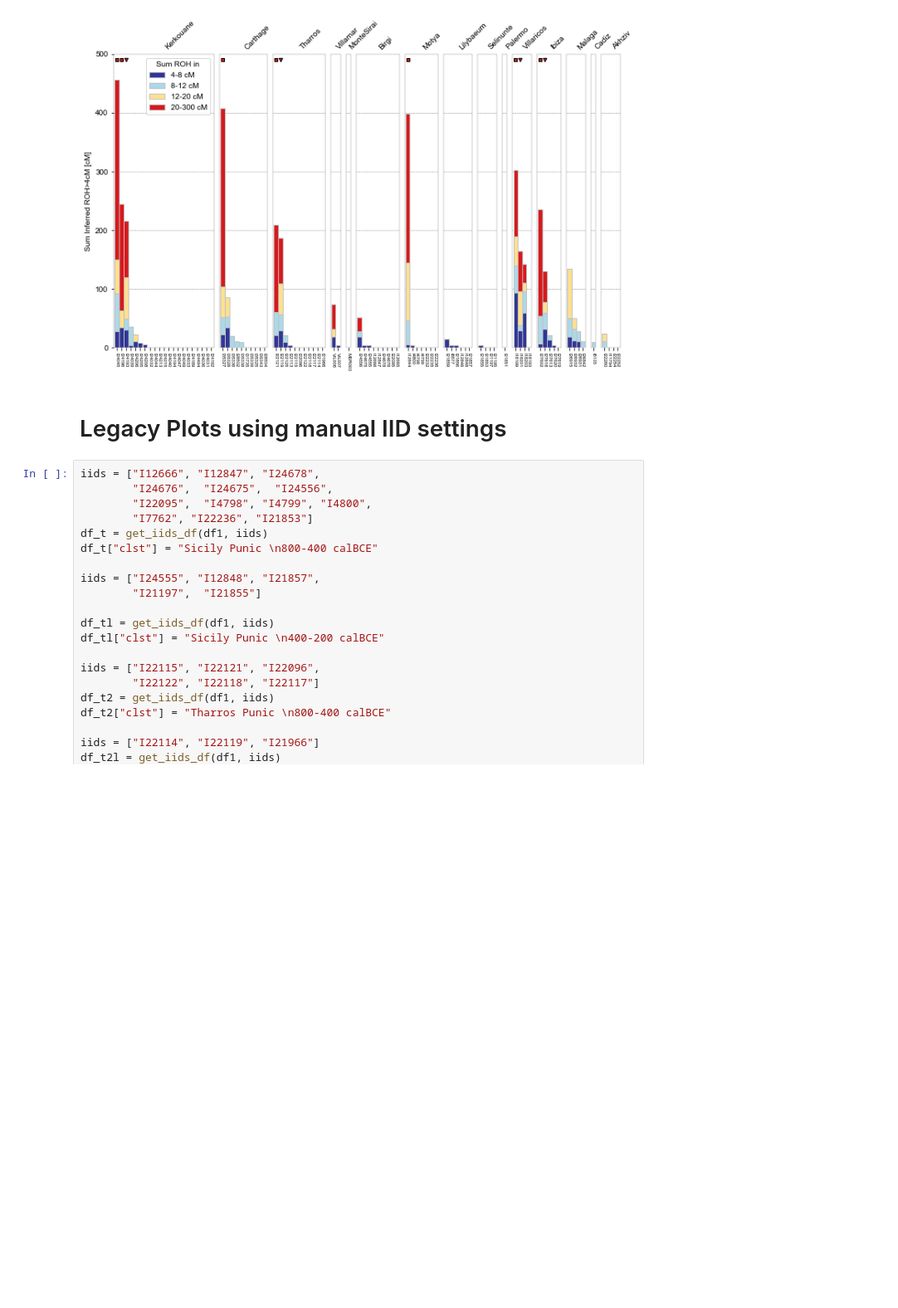
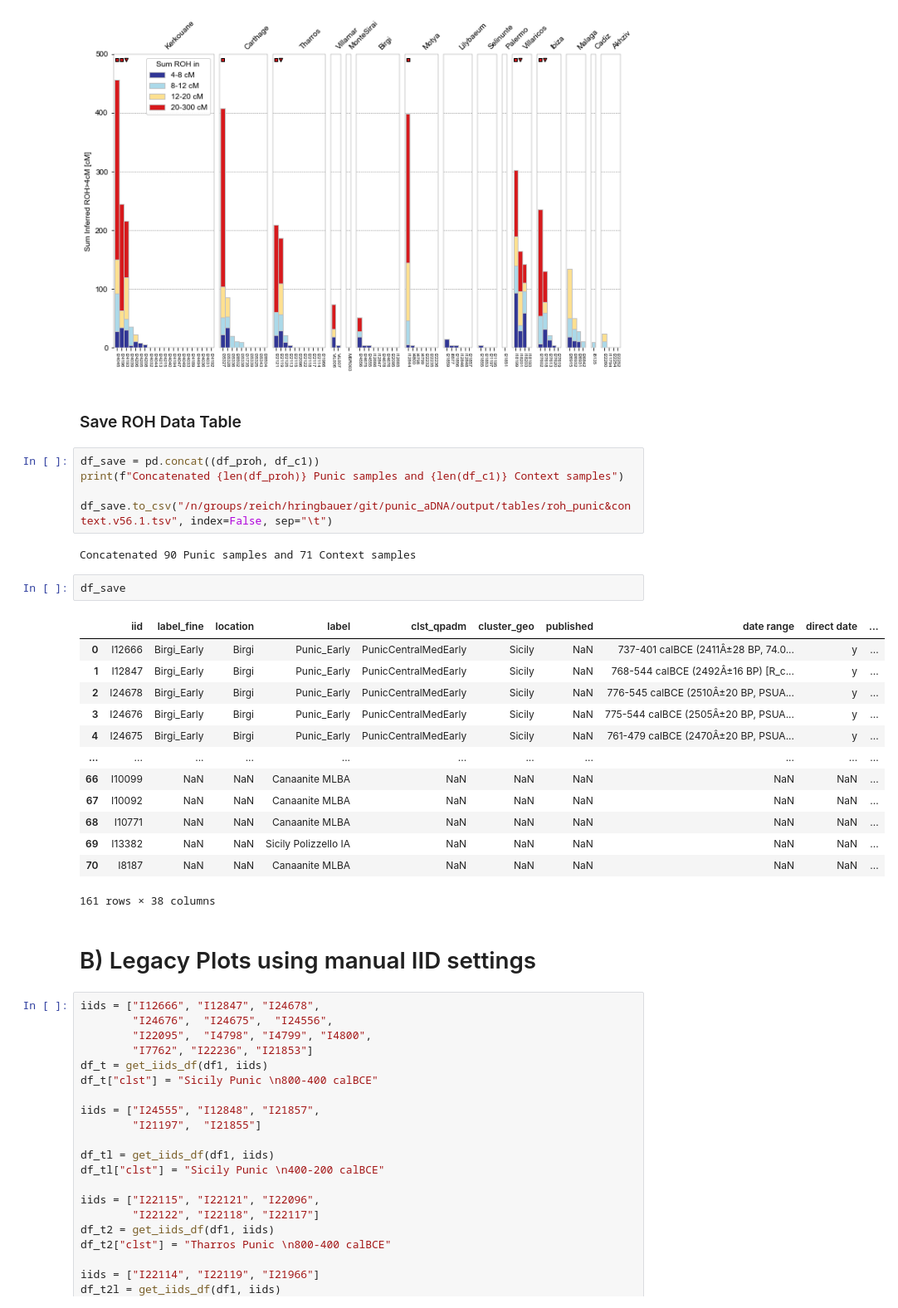
Before and after one commit to hringbauer/punic_aDNA, a Jupyter notebook: notebooks/figs/plot_roh_paper.ipynb, the cells around one changed output. Shown at 83% size. Cells and saved outputs as stored; diff of their text form; blank space fills up the shorter version.

```diff
--- a/notebooks/figs/plot_roh_paper.ipynb
+++ b/notebooks/figs/plot_roh_paper.ipynb
@@ -185,8 +179,33 @@ plot_panel_row(plot_dfs[:], wspace=0.2, r_title=45, leg_pos=-15,
 # %% [output]
 Saved figure to ./figures/hapROH/panel1b.v3.pdf
 [figure]
+# %% [markdown]
+### Save ROH Data Table
+# %%
+df_save = pd.concat((df_proh, df_c1))
+print(f"Concatenated {len(df_proh)} Punic samples and {len(df_c1)} Context samples")
+
+df_save.to_csv("/n/groups/reich/hringbauer/git/punic_aDNA/output/tables/roh_punic&context.v56.1.tsv", index=False, sep="\t")
+# %% [output]
+Concatenated 90 Punic samples and 71 Context samples
+# %%
+df_save
+# %% [output]
+|  | iid | label_fine | location | label | clst_qpadm | cluster_geo | published | date range | direct date | ... |
+| 0 | I12666 | Birgi_Early | Birgi | Punic_Early | PunicCentralMedEarly | Sicily | NaN | 737-401 calBCE (2411Â±28 BP, 74.0... | y | ... |
+| 1 | I12847 | Birgi_Early | Birgi | Punic_Early | PunicCentralMedEarly | Sicily | NaN | 768-544 calBCE (2492Â±16 BP) [R_c... | y | ... |
+| 2 | I24678 | Birgi_Early | Birgi | Punic_Early | PunicCentralMedEarly | Sicily | NaN | 776-545 calBCE (2510Â±20 BP, PSUA... | y | ... |
+| 3 | I24676 | Birgi_Early | Birgi | Punic_Early | PunicCentralMedEarly | Sicily | NaN | 775-544 calBCE (2505Â±20 BP, PSUA... | y | ... |
+| 4 | I24675 | Birgi_Early | Birgi | Punic_Early | PunicCentralMedEarly | Sicily | NaN | 761-479 calBCE (2470Â±20 BP, PSUA... | y | ... |
+| ... | ... | ... | ... | ... | ... | ... | ... | ... | ... | ... |
+| 66 | I10099 | NaN | NaN | Canaanite MLBA | NaN | NaN | NaN | NaN | NaN | ... |
+| 67 | I10092 | NaN | NaN | Canaanite MLBA | NaN | NaN | NaN | NaN | NaN | ... |
+| 68 | I10771 | NaN | NaN | Canaanite MLBA | NaN | NaN | NaN | NaN | NaN | ... |
+| 69 | I13382 | NaN | NaN | Sicily Polizzello IA | NaN | NaN | NaN | NaN | NaN | ... |
+| 70 | I8187 | NaN | NaN | Canaanite MLBA | NaN | NaN | NaN | NaN | NaN | ... |
+161 rows × 38 columns
 # %% [markdown]
-# Legacy Plots using manual IID settings
+# B) Legacy Plots using manual IID settings
 # %%
 iids = ["I12666", "I12847", "I24678",
         "I24676",  "I24675",  "I24556",
```
Also changed, not shown: parts of 9 cells of this notebook, 2 other files.
